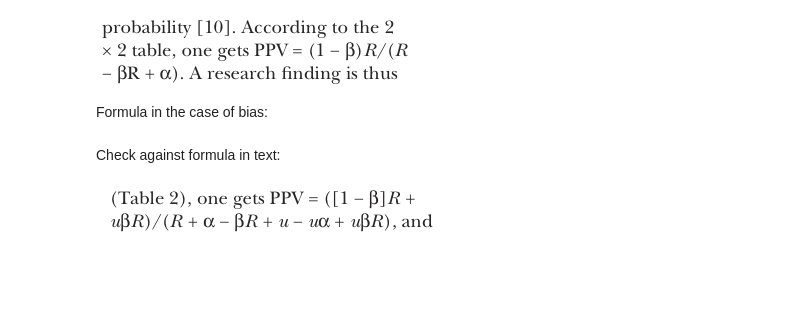
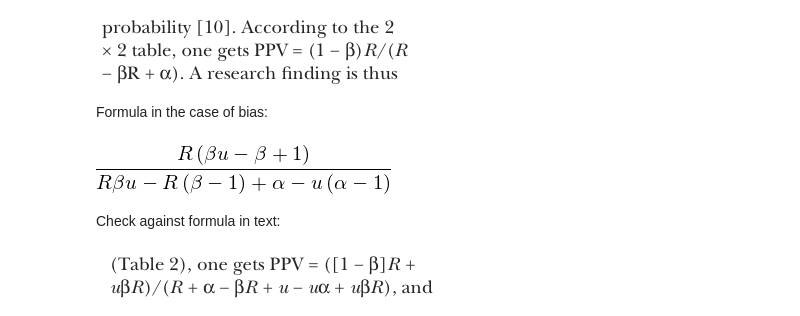
Before and after one commit to matthew-brett/sketch-books, a Jupyter notebook: R and p.ipynb, the cells around one changed output. Cells and saved outputs as stored; diff of their text form; code cells hidden in the pictures; blank space fills up the shorter version.

```diff
--- a/R and p.ipynb
+++ b/R and p.ipynb
@@ -146,7 +147,10 @@ assert simplify(ppv_nobias - (1 - b) * R / (R - b * R + a)) == 0
 # %% [markdown]
 Formula in the case of bias:
 # %%
-ppv_bias = table2_00 / (table2_00 + table2_01)
+ppv_bias = simplify(table2_00 / (table2_00 + table2_01))
+ppv_bias
+# %% [output]
+[figure, added]
 # %% [markdown]
 Check against formula in text:
 # %%
```
Also changed, not shown: parts of 8 cells of this notebook.
